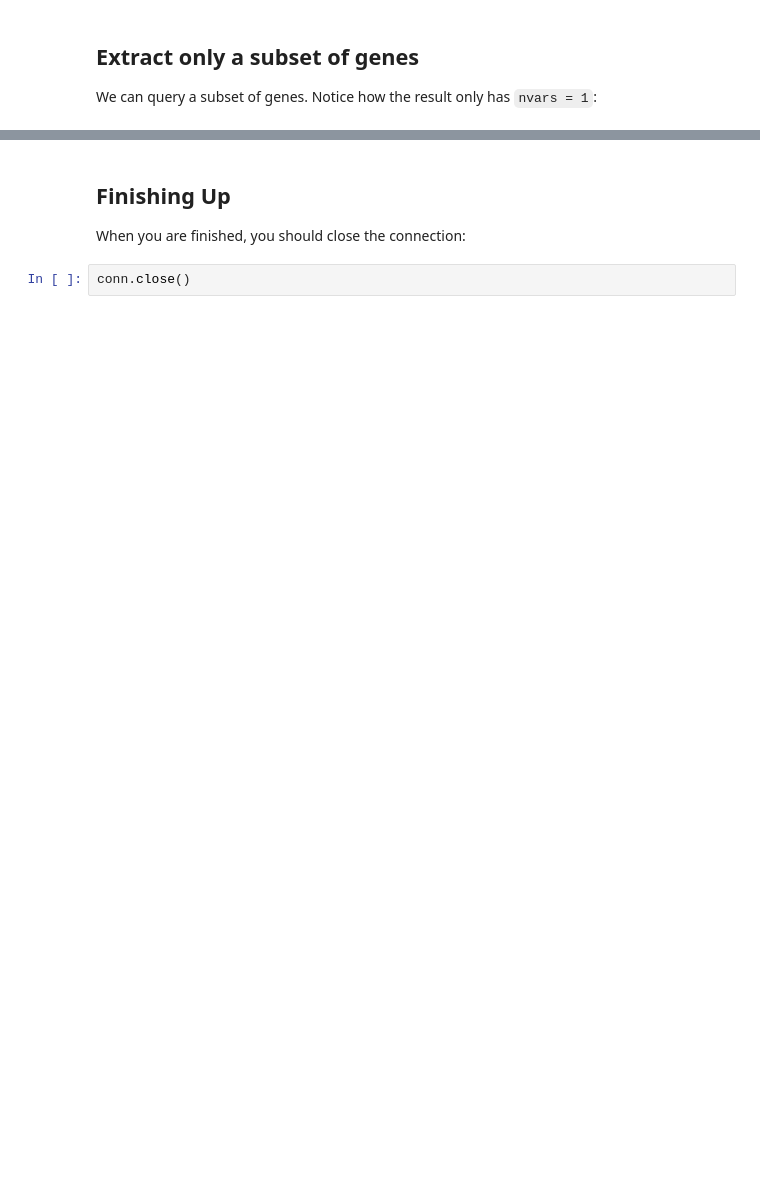
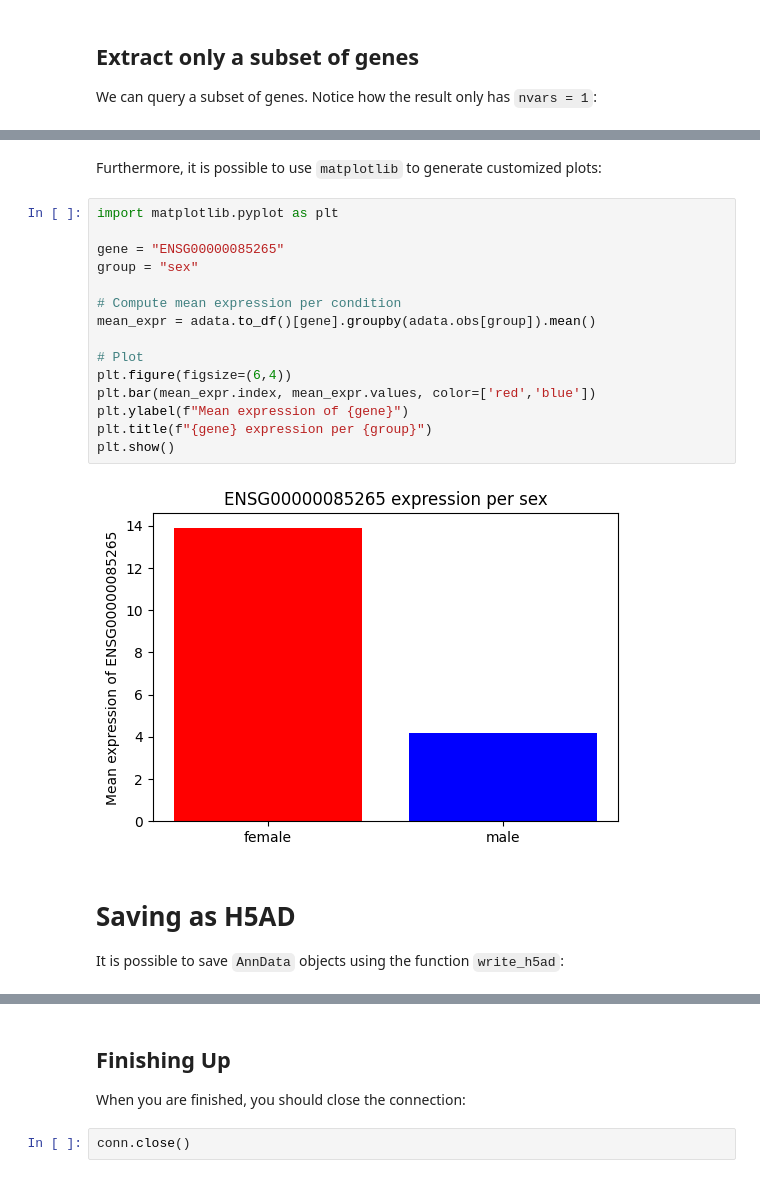
Before and after one commit to MangiolaLaboratory/cellNexusPy, a Jupyter notebook: demo.ipynb, the cells around one changed output, grey strips where cells are left out. Drawn from its saved outputs; the diff is of its cells as text; blank space fills up the shorter version.

```diff
--- a/demo.ipynb
+++ b/demo.ipynb
@@ -144,0 +176,23 @@ View of AnnData object with n_obs × n_vars = 1800 × 1
+# %% [markdown]
+Furthermore, it is possible to use `matplotlib` to generate customized plots:
+# %%
+import matplotlib.pyplot as plt
+
+gene = "ENSG00000085265"
+group = "sex"
+
+# Compute mean expression per condition
+mean_expr = adata.to_df()[gene].groupby(adata.obs[group]).mean()
+
+# Plot
+plt.figure(figsize=(6,4))
+plt.bar(mean_expr.index, mean_expr.values, color=['red','blue'])
+plt.ylabel(f"Mean expression of {gene}")
+plt.title(f"{gene} expression per {group}")
+plt.show()
+# %% [output]
+[figure, added]
+# %% [markdown]
+# Saving as H5AD
+
+It is possible to save `AnnData` objects using the function `write_h5ad`:
```
Also changed, not shown: parts of 19 cells of this notebook, 8 other files.
